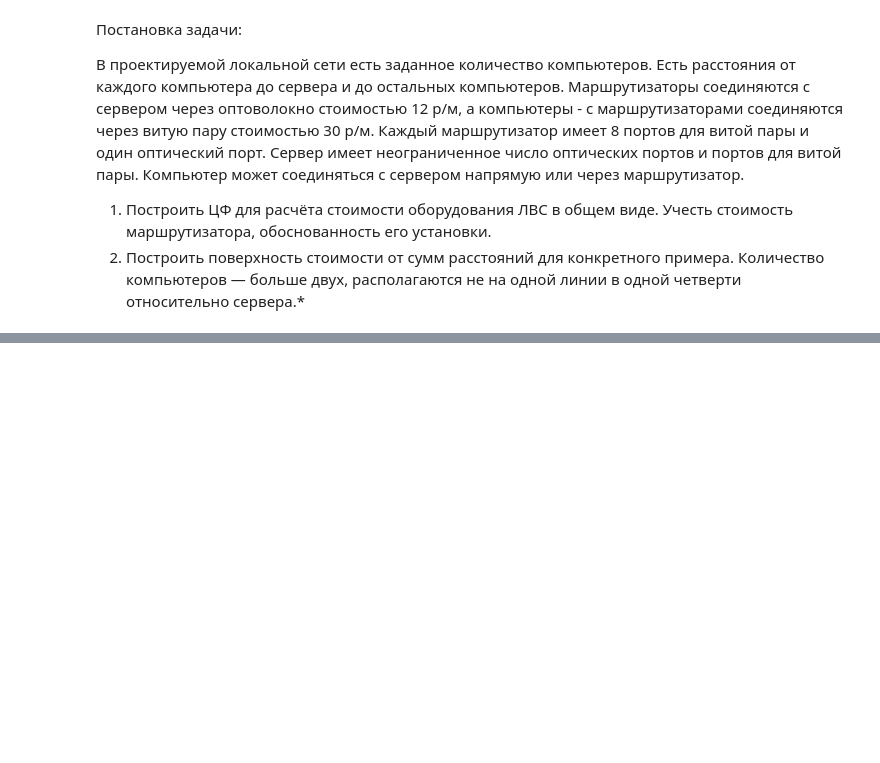
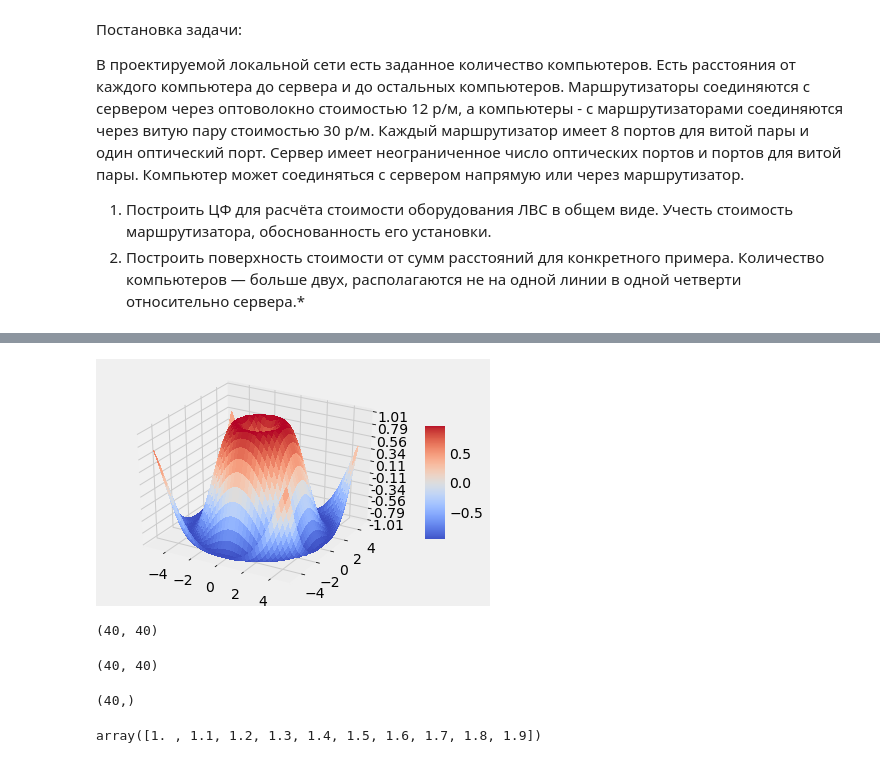
Before and after one commit to Nickel-nc/GU_Optimization_Methods, a Jupyter notebook: 1. Opt_zero_order_task.ipynb, the cells around one changed output, grey strips where cells are left out. Drawn from its saved outputs; the diff is of its cells as text; code cells hidden in the pictures; blank space fills up the shorter version.

```diff
--- a/1. Opt_zero_order_task.ipynb
+++ b/1. Opt_zero_order_task.ipynb
@@ -140,0 +331,45 @@ plt.show()
+# %%
+from mpl_toolkits.mplot3d import Axes3D
+import matplotlib.pyplot as plt
+from matplotlib import cm
+from matplotlib.ticker import LinearLocator, FormatStrFormatter
+import numpy as np
+
+
+fig = plt.figure()
+ax = fig.gca(projection='3d')
+
+# Make data.
+X = np.arange(-5, 5, 0.25)
+Y = np.arange(-5, 5, 0.25)
+X, Y = np.meshgrid(X, Y)
+R = np.sqrt(X**2 + Y**2)
+Z = np.sin(R)
+
+# Plot the surface.
+surf = ax.plot_surface(X, Y, Z, cmap=cm.coolwarm,
+                       linewidth=0, antialiased=False)
+
+# Customize the z axis.
+ax.set_zlim(-1.01, 1.01)
+ax.zaxis.set_major_locator(LinearLocator(10))
+ax.zaxis.set_major_formatter(FormatStrFormatter('%.02f'))
+
+# Add a color bar which maps values to colors.
+fig.colorbar(surf, shrink=0.5, aspect=5)
+
+plt.show()
+# %% [output]
+[figure, added]
+# %%
+Z.shape
+# %% [output]
+(40, 40)
+# %%
+R.shape
+# %% [output]
+(40, 40)
+# %%
+np.arange(-5, 5, 0.25).shape
+# %% [output]
+(40,)
@@ -140,0 +378,4 @@ plt.show()
+# %%
+np.arange(1,2,0.1)
+# %% [output]
+array([1. , 1.1, 1.2, 1.3, 1.4, 1.5, 1.6, 1.7, 1.8, 1.9])
```
Also changed, not shown: parts of 14 cells of this notebook.
